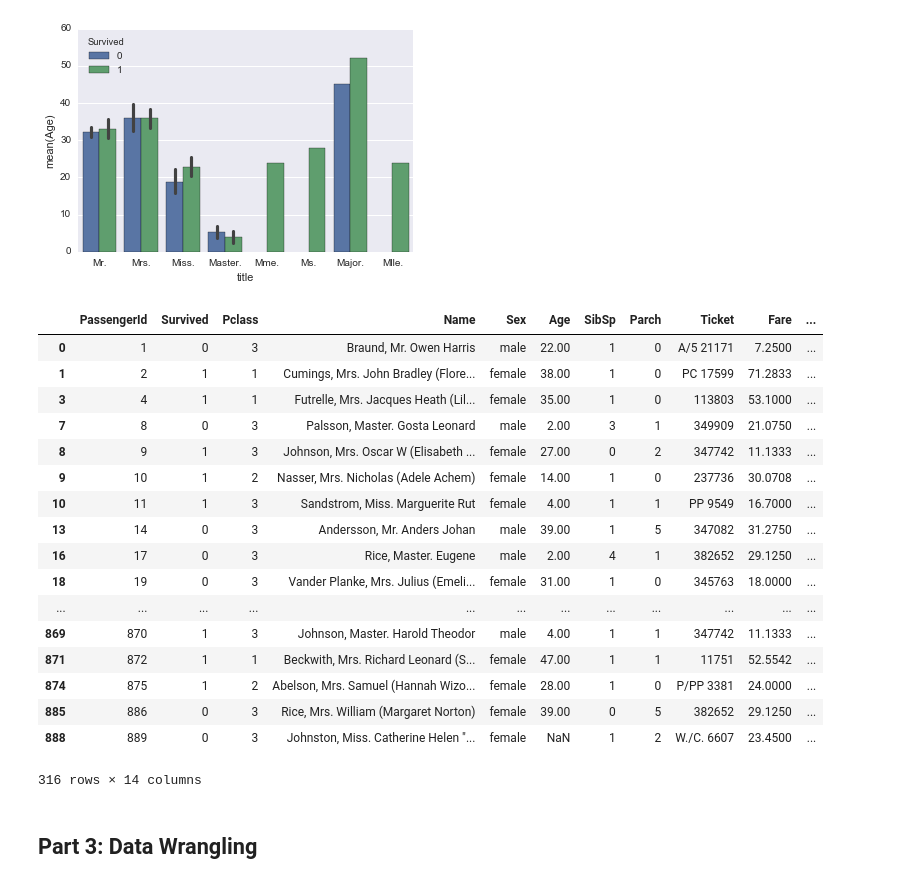
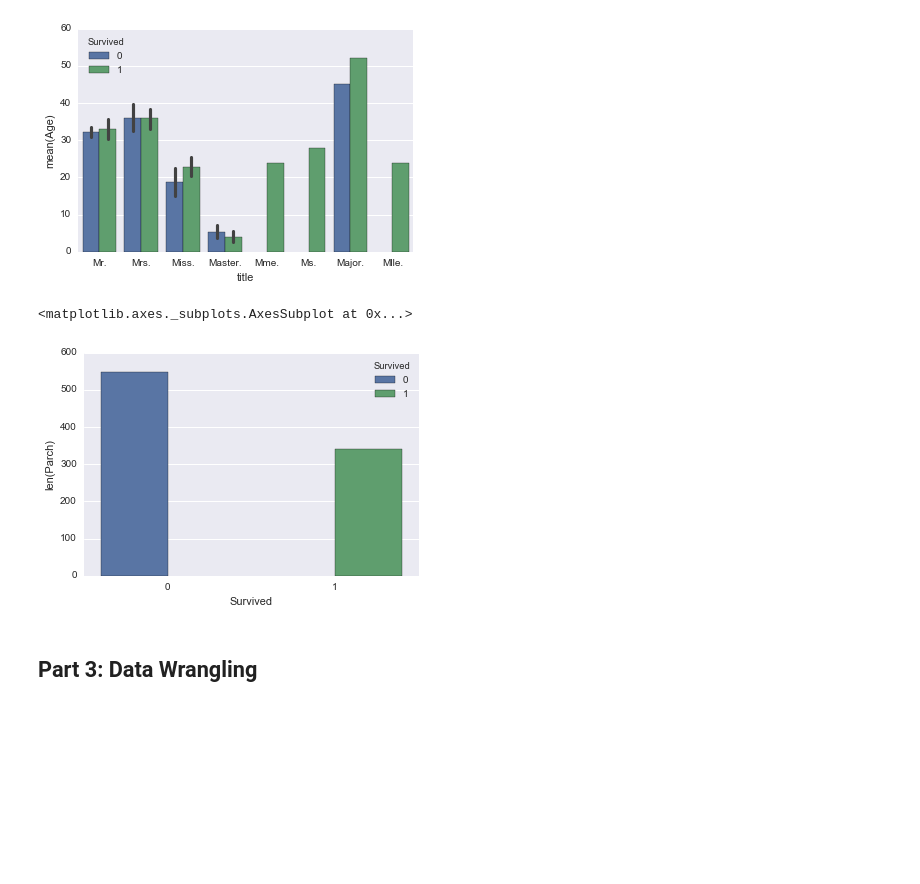
Before and after one commit to isaacmoore/DSI_SM_Project5, a Jupyter notebook: project5-isaacmoore.ipynb, the cells around one changed output. Drawn from its saved outputs; the diff is of its cells as text; code cells hidden in the pictures; blank space fills up the shorter version.

```diff
--- a/project5-isaacmoore.ipynb
+++ b/project5-isaacmoore.ipynb
@@ -152,27 +215,14 @@ sns.barplot(data=df, x='title', y='Age', hue='Survived')
 # %% [output]
 <matplotlib.axes._subplots.AxesSubplot at 0x...>
 [figure]
-# %%
-df[(df['SibSp'] >= 1) | (df['Parch'] >= 2)]
-# %% [output]
-|  | PassengerId | Survived | Pclass | Name | Sex | Age | SibSp | Parch | Ticket | Fare | ... |
-| 0 | 1 | 0 | 3 | Braund, Mr. Owen Harris | male | 22.00 | 1 | 0 | A/5 21171 | 7.2500 | ... |
-| 1 | 2 | 1 | 1 | Cumings, Mrs. John Bradley (Flore... | female | 38.00 | 1 | 0 | PC 17599 | 71.2833 | ... |
-| 3 | 4 | 1 | 1 | Futrelle, Mrs. Jacques Heath (Lil... | female | 35.00 | 1 | 0 | 113803 | 53.1000 | ... |
-| 7 | 8 | 0 | 3 | Palsson, Master. Gosta Leonard | male | 2.00 | 3 | 1 | 349909 | 21.0750 | ... |
-| 8 | 9 | 1 | 3 | Johnson, Mrs. Oscar W (Elisabeth ... | female | 27.00 | 0 | 2 | 347742 | 11.1333 | ... |
-| 9 | 10 | 1 | 2 | Nasser, Mrs. Nicholas (Adele Achem) | female | 14.00 | 1 | 0 | 237736 | 30.0708 | ... |
-| 10 | 11 | 1 | 3 | Sandstrom, Miss. Marguerite Rut | female | 4.00 | 1 | 1 | PP 9549 | 16.7000 | ... |
-| 13 | 14 | 0 | 3 | Andersson, Mr. Anders Johan | male | 39.00 | 1 | 5 | 347082 | 31.2750 | ... |
-| 16 | 17 | 0 | 3 | Rice, Master. Eugene | male | 2.00 | 4 | 1 | 382652 | 29.1250 | ... |
-| 18 | 19 | 0 | 3 | Vander Planke, Mrs. Julius (Emeli... | female | 31.00 | 1 | 0 | 345763 | 18.0000 | ... |
-| ... | ... | ... | ... | ... | ... | ... | ... | ... | ... | ... | ... |
-| 869 | 870 | 1 | 3 | Johnson, Master. Harold Theodor | male | 4.00 | 1 | 1 | 347742 | 11.1333 | ... |
-| 871 | 872 | 1 | 1 | Beckwith, Mrs. Richard Leonard (S... | female | 47.00 | 1 | 1 | 11751 | 52.5542 | ... |
-| 874 | 875 | 1 | 2 | Abelson, Mrs. Samuel (Hannah Wizo... | female | 28.00 | 1 | 0 | P/PP 3381 | 24.0000 | ... |
-| 885 | 886 | 0 | 3 | Rice, Mrs. William (Margaret Norton) | female | 39.00 | 0 | 5 | 382652 | 29.1250 | ... |
-| 888 | 889 | 0 | 3 | Johnston, Miss. Catherine Helen "... | female | NaN | 1 | 2 | W./C. 6607 | 23.4500 | ... |
-316 rows × 14 columns
+# %%
+###################################################
+# Does having a child help your chances of survival?
+###################################################
+sns.barplot(data=df, x='Survived', y='Parch', hue='Survived', estimator=len)
+# %% [output]
+<matplotlib.axes._subplots.AxesSubplot at 0x...>
+[figure, added]
 # %% [markdown]
 ## Part 3: Data Wrangling
 # %% [markdown]
```
Also changed, not shown: parts of 57 cells of this notebook.
